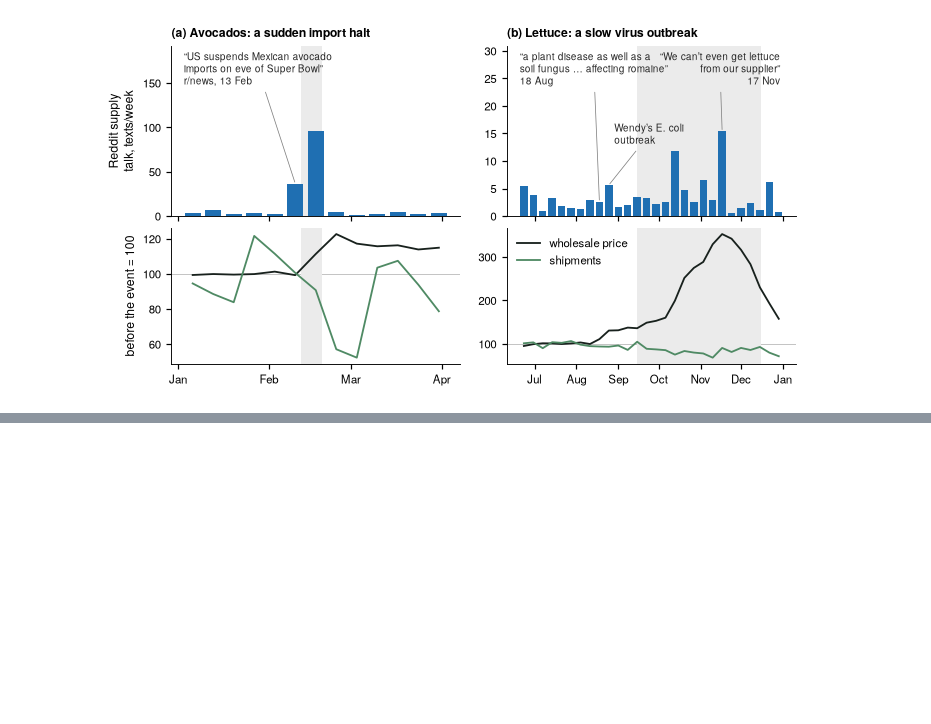
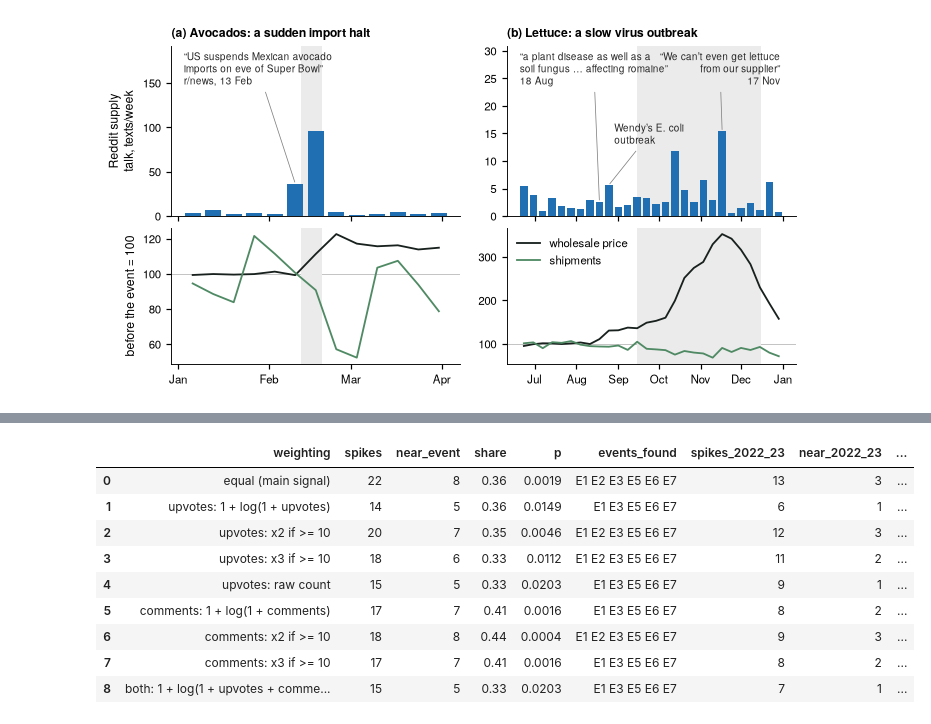
Before and after one commit to joy91269/CultivateIQYummy, a Jupyter notebook: notebooks/task2_signals_and_prices.ipynb, the cells around one changed output, grey strips where cells are left out. Saved outputs shown, nothing was run; the diff lists cells and outputs as text; code cells hidden in the pictures; blank space fills up the shorter version.

```diff
--- a/notebooks/task2_signals_and_prices.ipynb
+++ b/notebooks/task2_signals_and_prices.ipynb
@@ -1158,0 +1171,88 @@ fig.tight_layout(h_pad=0.4, w_pad=1.5); fig.savefig(FIG / "two_supply_shocks.png
+# %%
+WEIGHTS = {  # name -> weight per text (score = upvotes, num_comments = comments under a post)
+    "equal (main signal)": lambda u, c: np.ones(len(u)),
+    "upvotes: 1 + log(1 + upvotes)": lambda u, c: 1 + np.log1p(u),
+    "upvotes: x2 if >= 10": lambda u, c: np.where(u >= 10, 2.0, 1.0),
+    "upvotes: x3 if >= 10": lambda u, c: np.where(u >= 10, 3.0, 1.0),
+    "upvotes: raw count": lambda u, c: u.astype(float),
+    "comments: 1 + log(1 + comments)": lambda u, c: 1 + np.log1p(c),
+    "comments: x2 if >= 10": lambda u, c: np.where(c >= 10, 2.0, 1.0),
+    "comments: x3 if >= 10": lambda u, c: np.where(c >= 10, 3.0, 1.0),
+    "both: 1 + log(1 + upvotes + comments)": lambda u, c: 1 + np.log1p(u + c),
+}
+up = obs["score"].clip(lower=0).fillna(0).to_numpy()
+nc = obs["num_comments"].clip(lower=0).fillna(0).to_numpy()
+grid = S.week_grid(START, END)
+
+def weighted_supply_z(w):
+    o = obs.assign(ws=obs["p_supply"] * w)
+    parts = []
+    for prod, g in o.groupby("product"):
+        s = g.groupby("week_start")["ws"].sum().reindex(grid, fill_value=0.0)
+        parts.append(pd.DataFrame({"product": prod, "week_start": grid,
+                                   "z": S.trailing_z(np.log1p(s), 8, min_sd=0.2).to_numpy()}))
+    return pd.concat(parts, ignore_index=True)
+
+def enrichment(d):
+    hit = d[d["z"] >= 3]
+    k, n = int((hit["near_event"] != "").sum()), len(hit)
+    p = binomtest(k, n, (d["near_event"] != "").mean(), alternative="greater").pvalue if n else np.nan
+    found = sorted({e for v in hit["near_event"] if v for e in v.split(", ")})
+    return n, k, round(p, 4), " ".join(found)
+
+def google_agreement(d):
+    d = d.merge(gw[["product", "week_start", "gz_shortage_or_recall"]], on=["product", "week_start"], how="left")
+    rs = d[d["z"] >= 3]
+    hits = 0
+    for prod, w in zip(rs["product"], rs["week_start"]):
+        m = d[(d["product"] == prod) & ((d["week_start"] - w).abs() <= pd.Timedelta(weeks=1))]
+        hits += bool((m["gz_shortage_or_recall"] >= 3).any())
+    return hits
+
+rows, zs = [], {}
+for name, f in WEIGHTS.items():
+    d = weighted_supply_z(f(up, nc)).merge(sw[["product", "week_start", "near_event"]], on=["product", "week_start"])
+    zs[name] = d
+    n, k, p, found = enrichment(d)
+    n1, k1, p1, f1 = enrichment(d[d["week_start"] < "2024-01-01"])
+    n2, k2, p2, f2 = enrichment(d[d["week_start"] >= "2024-01-01"])
+    g = google_agreement(d)
+    rows.append({"weighting": name, "spikes": n, "near_event": k, "share": round(k / n, 2), "p": p, "events_found": found,
+                 "spikes_2022_23": n1, "near_2022_23": k1, "share_2022_23": round(k1 / n1, 2), "p_2022_23": p1,
+                 "spikes_2024": n2, "near_2024": k2, "share_2024": round(k2 / n2, 2), "p_2024": p2,
+                 "events_found_2024": f2, "with_google_spike": g, "share_with_google": round(g / n, 2)})
+wtab = pd.DataFrame(rows)
+wtab.to_csv(TAB / "weighting_robustness.csv", index=False)
+display(wtab)
+
+best = wtab.iloc[1:].sort_values(["share_2022_23", "p_2022_23"], ascending=[False, True]).iloc[0]
+eq = wtab.iloc[0]
+print(f"Chosen on 2022-23: {best['weighting']} ({best['near_2022_23']}/{best['spikes_2022_23']} vs "
+      f"{eq['near_2022_23']}/{eq['spikes_2022_23']} for equal weights). "
+      f"Held-out 2024: {best['near_2024']}/{best['spikes_2024']} vs {eq['near_2024']}/{eq['spikes_2024']}.")
+
+# which spike weeks the chosen weighting removes or adds, with the most supply-like text of the week
+a, b = zs[eq["weighting"]], zs[best["weighting"]]
+A = set(map(tuple, a.loc[a["z"] >= 3, ["product", "week_start"]].to_numpy()))
+B = set(map(tuple, b.loc[b["z"] >= 3, ["product", "week_start"]].to_numpy()))
+diff = []
+for change, keys in [("removed", A - B), ("added", B - A)]:
+    for prod, w in sorted(keys):
+        wk_ = obs[(obs["product"] == prod) & (obs["week_start"] == w)]
+        top = wk_.sort_values("p_supply", ascending=False).iloc[0]
+        diff.append({"change": change, "product": prod, "week_start": pd.Timestamp(w).date(),
+                     "near_event": sw.loc[(sw["product"] == prod) & (sw["week_start"] == w), "near_event"].iloc[0],
+                     "supply_texts": round(wk_["p_supply"].sum(), 1), "top_subreddit": top["subreddit"],
+                     "top_text": re.sub(r"\s+", " ", str(top["text"]))[:120]})
+display(pd.DataFrame(diff))
+# %% [output]
+|  | weighting | spikes | near_event | share | p | events_found | spikes_2022_23 | near_2022_23 | ... |
+| 0 | equal (main signal) | 22 | 8 | 0.36 | 0.0019 | E1 E2 E3 E5 E6 E7 | 13 | 3 | ... |
+| 1 | upvotes: 1 + log(1 + upvotes) | 14 | 5 | 0.36 | 0.0149 | E1 E3 E5 E6 E7 | 6 | 1 | ... |
+| 2 | upvotes: x2 if >= 10 | 20 | 7 | 0.35 | 0.0046 | E1 E2 E3 E5 E6 E7 | 12 | 3 | ... |
+| 3 | upvotes: x3 if >= 10 | 18 | 6 | 0.33 | 0.0112 | E1 E2 E3 E5 E6 E7 | 11 | 2 | ... |
+| 4 | upvotes: raw count | 15 | 5 | 0.33 | 0.0203 | E1 E3 E5 E6 E7 | 9 | 1 | ... |
+| 5 | comments: 1 + log(1 + comments) | 17 | 7 | 0.41 | 0.0016 | E1 E3 E5 E6 E7 | 8 | 2 | ... |
+| 6 | comments: x2 if >= 10 | 18 | 8 | 0.44 | 0.0004 | E1 E2 E3 E5 E6 E7 | 9 | 3 | ... |
+| 7 | comments: x3 if >= 10 | 17 | 7 | 0.41 | 0.0016 | E1 E3 E5 E6 E7 | 8 | 2 | ... |
+| 8 | both: 1 + log(1 + upvotes + comme... | 15 | 5 | 0.33 | 0.0203 | E1 E3 E5 E6 E7 | 7 | 1 | ... |
```
Also changed, not shown: parts of 3 cells of this notebook, 3 other files.
